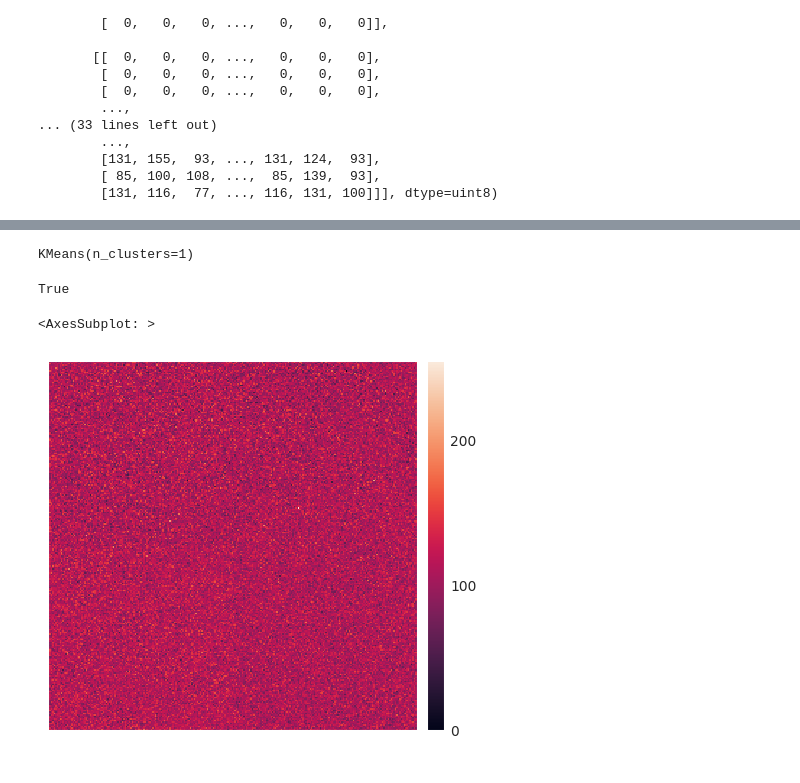
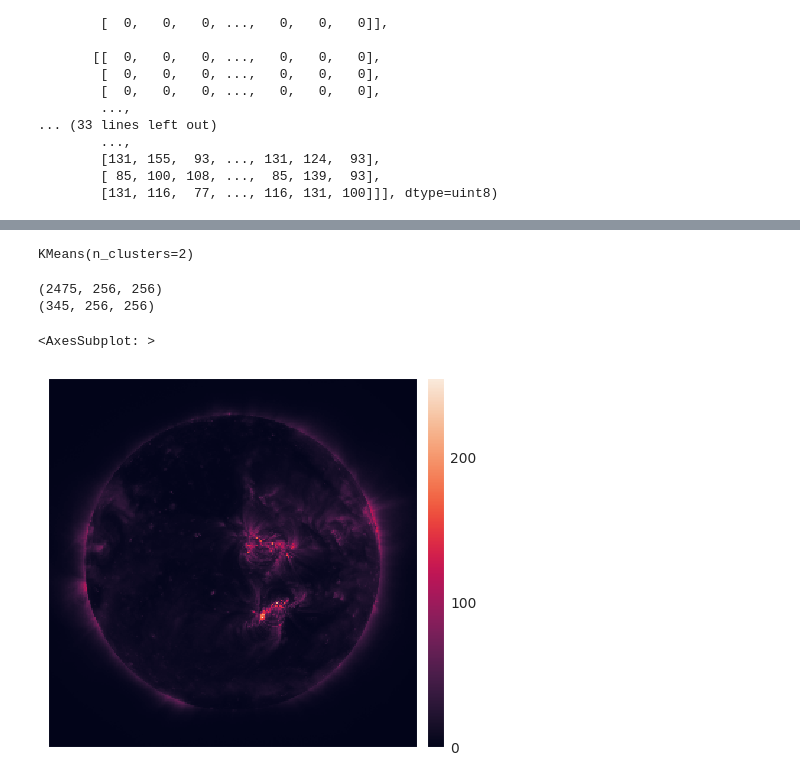
Before and after one commit to eugenioLR/TFM_sun_Autoencoders, a Jupyter notebook: data_analysis.ipynb, the cells around one changed output, grey strips where cells are left out. Cells and saved outputs as stored; diff of their text form; code cells hidden in the pictures.

```diff
--- a/data_analysis.ipynb
+++ b/data_analysis.ipynb
@@ -110,3 +110,13 @@ array([[[  0,   0,   0, ...,   0,   0,   0],
         [131, 155,  93, ..., 131, 124,  93],
         [ 85, 100, 108, ...,  85, 139,  93],
         [131, 116,  77, ..., 116, 131, 100]]], dtype=uint8)
+# %%
+nbins = 10
+
+fig, axes = plt.subplots(1,2)
+
+sns.histplot(AIA193_2016_bytes[0].flatten(), bins=np.linspace(0,256,nbins), ax=axes[0]).set(title="Regular image")
+
+p = sns.histplot(AIA193_2016_bytes[6].flatten(), bins=np.linspace(0,256,nbins), ax=axes[1]).set(title="Noisy image")
+
+fig.tight_layout()
@@ -113,4 +125,2 @@ array([[[  0,   0,   0, ...,   0,   0,   0],
 # %%
-sns.histplot(AIA193_2016_bytes[0].flatten(), bins=np.linspace(0,256,40))
-hist_vectors = np.array([np.histogram(i.flatten(), bins=np.linspace(0,256,40))[0] for i in AIA193_2016_bytes])
-hist_vectors
+hist_vectors = np.array([np.histogram(i.flatten(), bins=np.linspace(0,256,nbins))[0] for i in AIA193_2016_bytes])
@@ -126,14 +127,17 @@ array([[30687, 15839,  7524, ...,     1,     0,     1],
 # %%
-from sklearn.cluster import KMeans
-kmeans = KMeans(n_clusters=1)
+kmeans = KMeans(n_clusters=2)
 kmeans.fit(hist_vectors/hist_vectors.max())
+kmeans
 # %% [output]
-KMeans(n_clusters=1)
+KMeans(n_clusters=2)
 # %%
-class1 = AIA193_2016_bytes[kmeans.labels_, :, :]
-class2 = AIA193_2016_bytes[~kmeans.labels_, :, :]
-isns.imshow(class2[0])
+class1 = AIA193_2016_bytes[kmeans.labels_ == 0, :, :]
+class2 = AIA193_2016_bytes[kmeans.labels_ != 0, :, :]
+print(class1.shape)
+print(class2.shape)
+isns.imshow(class1[6])
 # %% [output]
-True
+(2475, 256, 256)
+(345, 256, 256)
 <AxesSubplot: >
-[figure, old version]
+[figure, new version]
```
Also changed, not shown: parts of 3 cells of this notebook.
